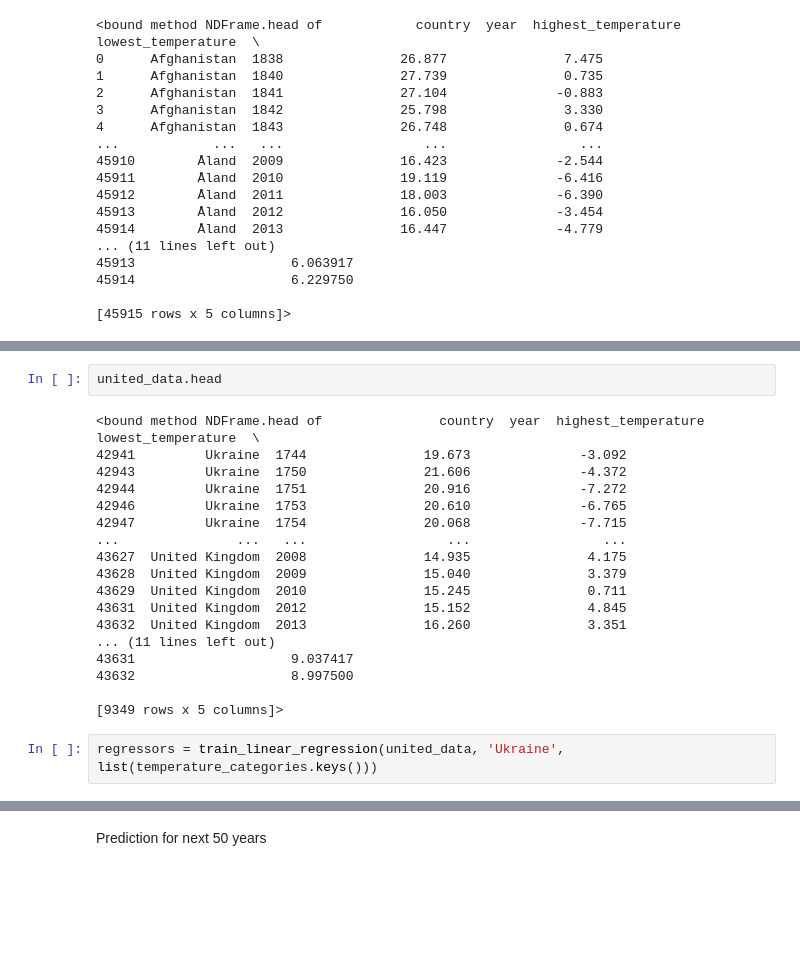
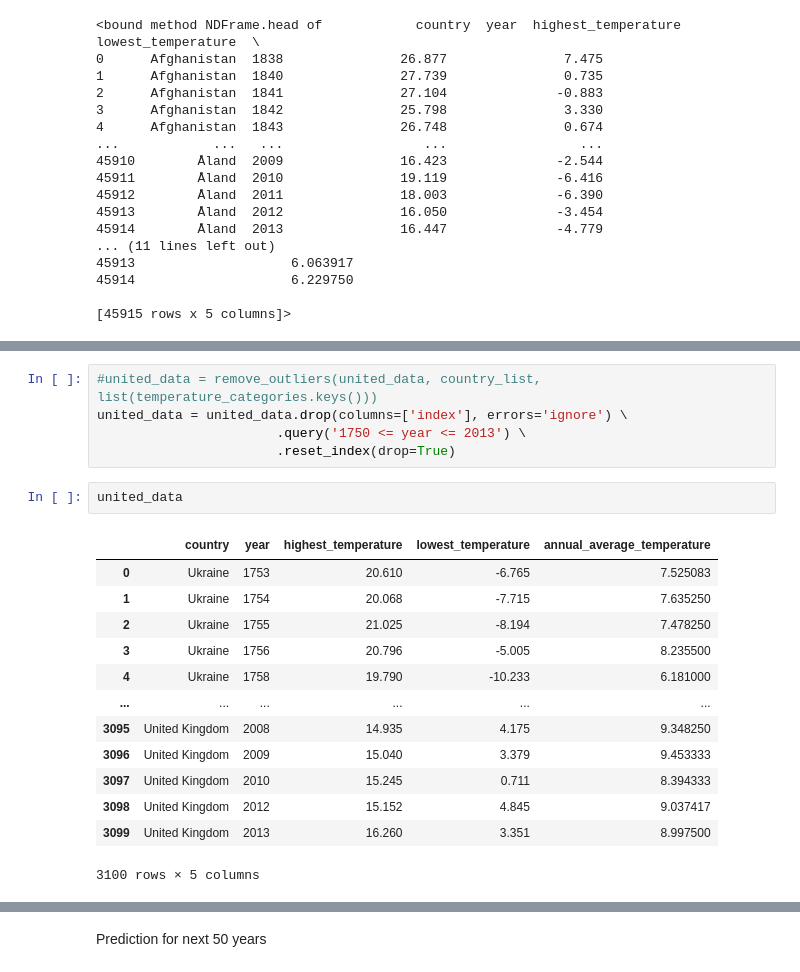
Before and after one commit to IllyaUA/FinalProject, a Jupyter notebook: code/IGClimaChange_FiPro.ipynb, the cells around one changed output, grey strips where cells are left out. Cells and saved outputs as stored; diff of their text form; blank space fills up the shorter version.

```diff
--- a/code/IGClimaChange_FiPro.ipynb
+++ b/code/IGClimaChange_FiPro.ipynb
@@ -262,22 +238,21 @@ united_data = remove_outliers(united_data, country_list, list(temperature_catego
+# %%
+#united_data = remove_outliers(united_data, country_list, list(temperature_categories.keys()))
+united_data = united_data.drop(columns=['index'], errors='ignore') \
+                       .query('1750 <= year <= 2013') \
+                       .reset_index(drop=True)
 # %%
-united_data.head
+united_data
 # %% [output]
+|  | country | year | highest_temperature | lowest_temperature | annual_average_temperature |
+| 0 | Ukraine | 1753 | 20.610 | -6.765 | 7.525083 |
+| 1 | Ukraine | 1754 | 20.068 | -7.715 | 7.635250 |
+| 2 | Ukraine | 1755 | 21.025 | -8.194 | 7.478250 |
+| 3 | Ukraine | 1756 | 20.796 | -5.005 | 8.235500 |
+| 4 | Ukraine | 1758 | 19.790 | -10.233 | 6.181000 |
+| ... | ... | ... | ... | ... | ... |
+| 3095 | United Kingdom | 2008 | 14.935 | 4.175 | 9.348250 |
+| 3096 | United Kingdom | 2009 | 15.040 | 3.379 | 9.453333 |
+| 3097 | United Kingdom | 2010 | 15.245 | 0.711 | 8.394333 |
+| 3098 | United Kingdom | 2012 | 15.152 | 4.845 | 9.037417 |
+| 3099 | United Kingdom | 2013 | 16.260 | 3.351 | 8.997500 |
-<bound method NDFrame.head of               country  year  highest_temperature  lowest_temperature  \
-42941         Ukraine  1744               19.673              -3.092
-42943         Ukraine  1750               21.606              -4.372
-42944         Ukraine  1751               20.916              -7.272
-42946         Ukraine  1753               20.610              -6.765
-42947         Ukraine  1754               20.068              -7.715
-...               ...   ...                  ...                 ...
-43627  United Kingdom  2008               14.935               4.175
-43628  United Kingdom  2009               15.040               3.379
-43629  United Kingdom  2010               15.245               0.711
-43631  United Kingdom  2012               15.152               4.845
-43632  United Kingdom  2013               16.260               3.351
-... (11 lines left out)
-43631                    9.037417
-43632                    8.997500
-
-[9349 rows x 5 columns]>
+3100 rows × 5 columns
-# %%
-regressors = train_linear_regression(united_data, 'Ukraine', list(temperature_categories.keys()))
```
Also changed, not shown: parts of 32 cells of this notebook.
